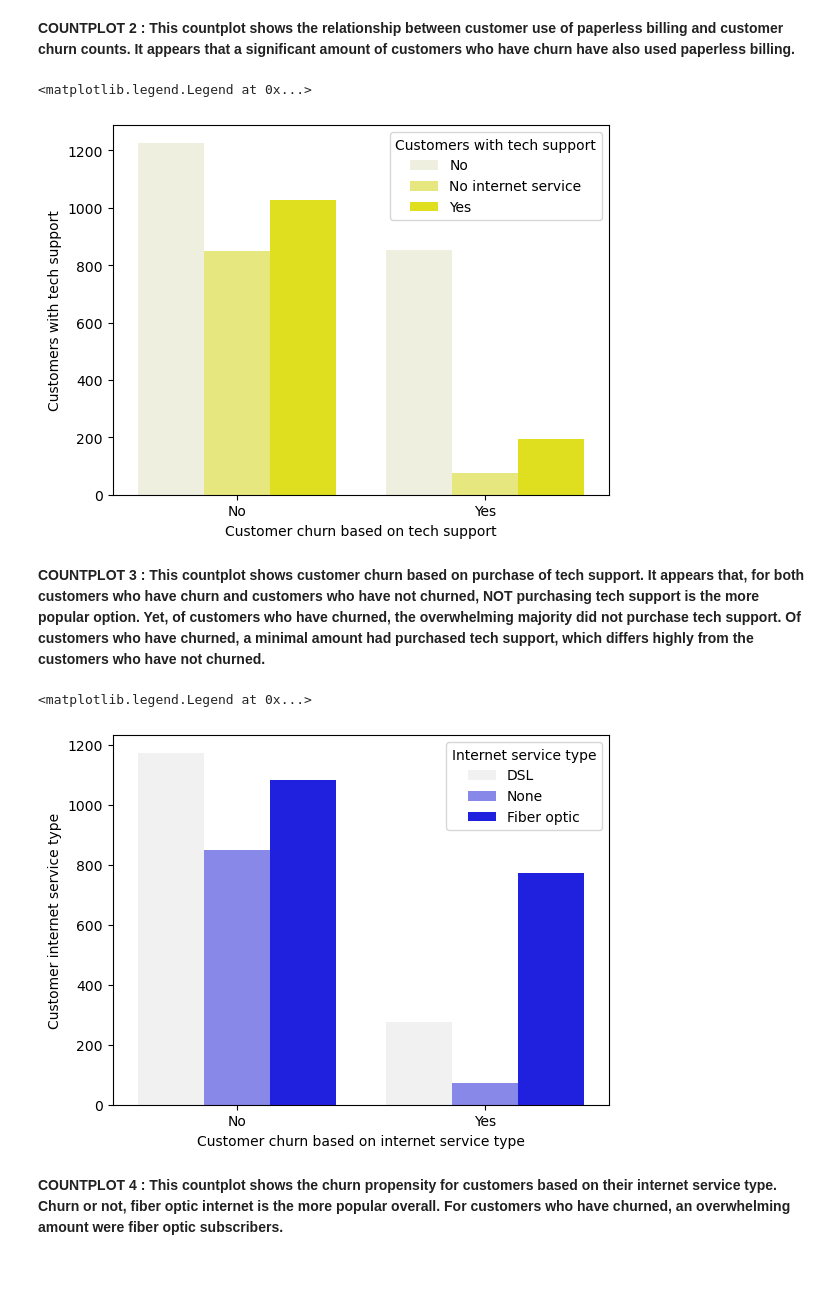
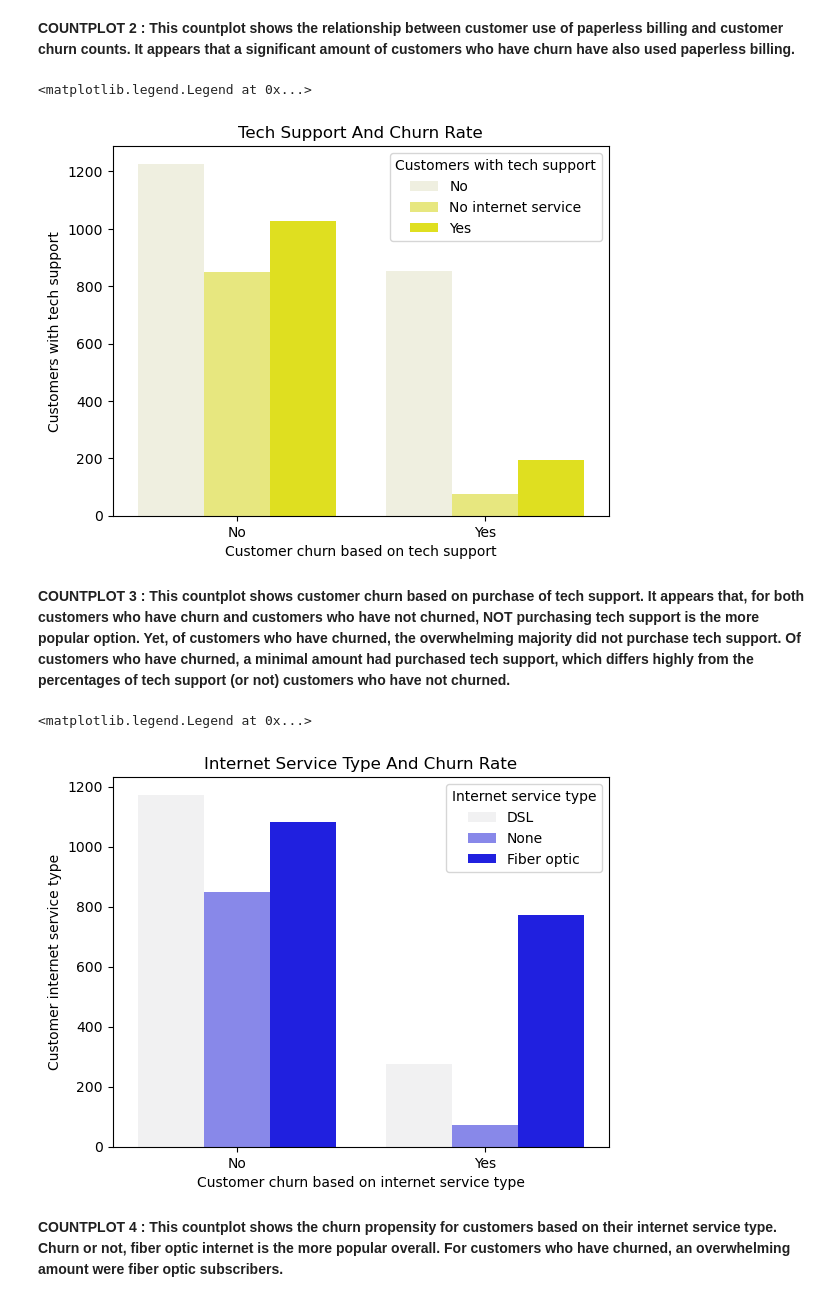
Before and after one commit to MagdalenaRahn/Project_1_Classification, a Jupyter notebook: project_1_presentation_notebook.ipynb, the cells around one changed output. Cells and saved outputs as stored; diff of their text form; code cells hidden in the pictures; blank space fills up the shorter version.

```diff
--- a/project_1_presentation_notebook.ipynb
+++ b/project_1_presentation_notebook.ipynb
@@ -205,27 +215,31 @@ plt.legend(loc = 'upper right', title = '0 = no paperless billing, 1 = paperless
 # %%
 # COUNTPLOT 3 : tech_support and churn.
 
 tech = sns.countplot(x = train.churn, hue = train.tech_support, color = 'yellow')
 
-tech.set(ylabel = 'Customers with tech support', xlabel = 'Customer churn based on tech support')
+tech.set(ylabel = 'Customers with tech support',
+         xlabel = 'Customer churn based on tech support',
+         title = 'Tech Support And Churn Rate')
 
 plt.legend(loc = 'upper right', title = 'Customers with tech support')
 # %% [output]
 <matplotlib.legend.Legend at 0x...>
-[figure, old version]
+[figure, new version]
 # %% [markdown]
-**COUNTPLOT 3 : This countplot shows customer churn based on purchase of tech support. It appears that, for both customers who have churn and customers who have not churned, NOT purchasing tech support is the more popular option. Yet, of customers who have churned, the overwhelming majority did not purchase tech support. Of customers who have churned, a minimal amount had purchased tech support, which differs highly from the customers who have not churned.**
+**COUNTPLOT 3 : This countplot shows customer churn based on purchase of tech support. It appears that, for both customers who have churn and customers who have not churned, NOT purchasing tech support is the more popular option. Yet, of customers who have churned, the overwhelming majority did not purchase tech support. Of customers who have churned, a minimal amount had purchased tech support, which differs highly from the percentages of tech support (or not) customers who have not churned.**
 # %%
 # COUNTPLOT 4 : The internet_service_type (ie, DSL, fiber optic, no internet service) AND churn rate.
 
 ist = sns.countplot(x = train.churn, hue = train.internet_service_type, color = 'blue')
 
-ist.set(ylabel = 'Customer internet service type', xlabel = 'Customer churn based on internet service type')
+ist.set(ylabel = 'Customer internet service type',
+        xlabel = 'Customer churn based on internet service type',
+        title = 'Internet Service Type And Churn Rate')
 
 plt.legend(loc = 'upper right', title = 'Internet service type')
 # %% [output]
 <matplotlib.legend.Legend at 0x...>
-[figure, old version]
+[figure, new version]
 # %% [markdown]
 **COUNTPLOT 4 : This countplot shows the churn propensity for customers based on their internet service type. Churn or not, fiber optic internet is the more popular overall. For customers who have churned, an overwhelming amount were fiber optic subscribers.**
 # %% [markdown]
```
Also changed, not shown: parts of 74 cells of this notebook, 2 other files.
